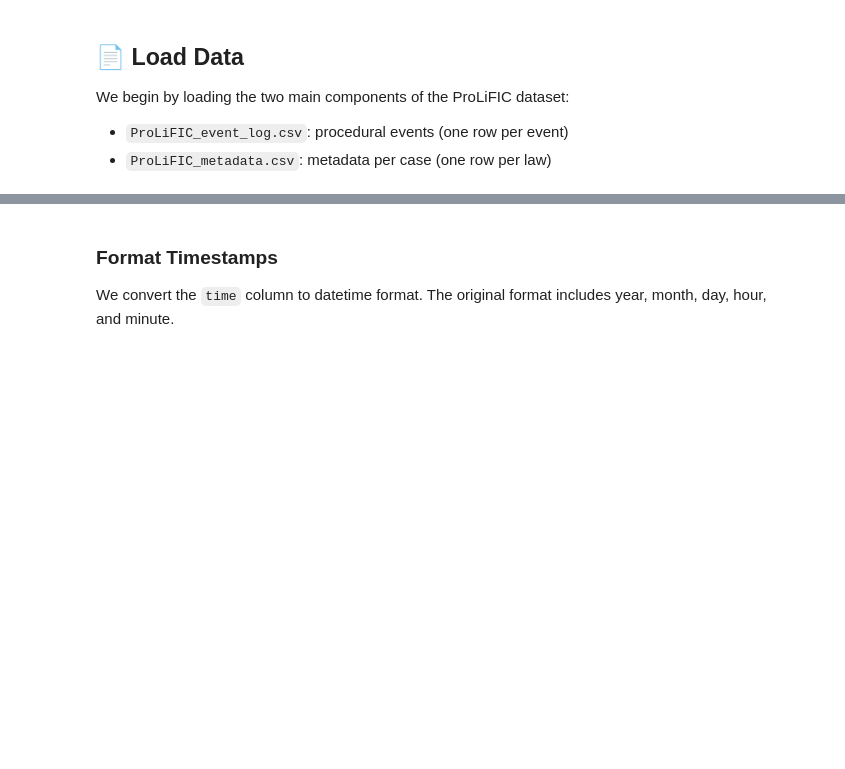
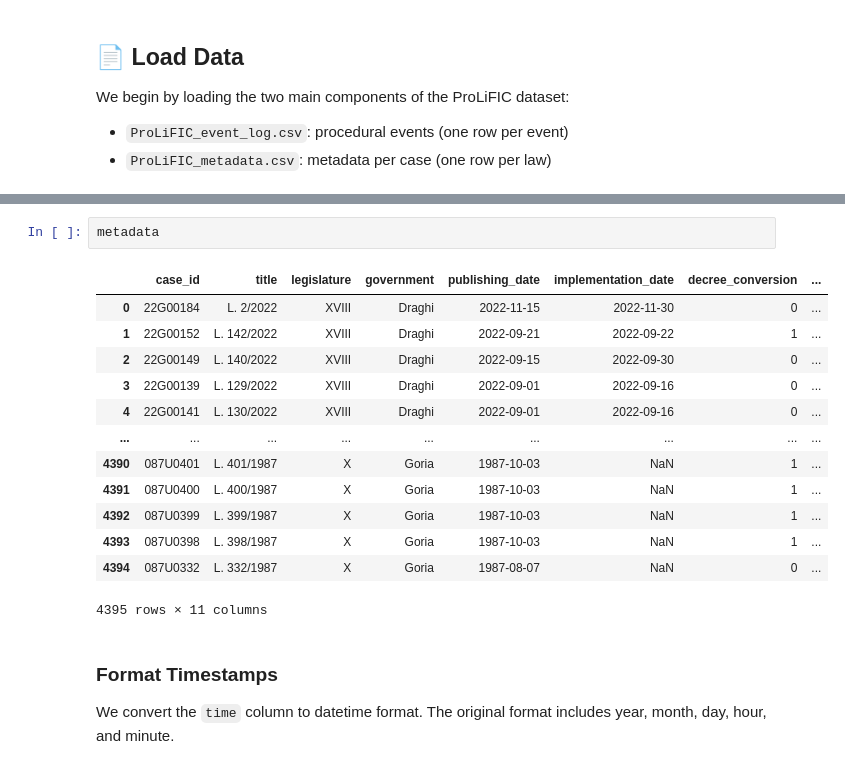
Before and after one commit to matildeec/ProLiFIC, a Jupyter notebook: ProLiFIC_EDA.ipynb, the cells around one changed output, grey strips where cells are left out. Cells and saved outputs as stored; diff of their text form; blank space fills up the shorter version.

```diff
--- a/ProLiFIC_EDA.ipynb
+++ b/ProLiFIC_EDA.ipynb
@@ -52,3 +151,19 @@ metadata = pd.read_csv('data/ProLiFIC_metadata.csv', index_col=False)
+# %%
+metadata
+# %% [output]
+|  | case_id | title | legislature | government | publishing_date | implementation_date | decree_conversion | ... |
+| 0 | 22G00184 | L. 2/2022 | XVIII | Draghi | 2022-11-15 | 2022-11-30 | 0 | ... |
+| 1 | 22G00152 | L. 142/2022 | XVIII | Draghi | 2022-09-21 | 2022-09-22 | 1 | ... |
+| 2 | 22G00149 | L. 140/2022 | XVIII | Draghi | 2022-09-15 | 2022-09-30 | 0 | ... |
+| 3 | 22G00139 | L. 129/2022 | XVIII | Draghi | 2022-09-01 | 2022-09-16 | 0 | ... |
+| 4 | 22G00141 | L. 130/2022 | XVIII | Draghi | 2022-09-01 | 2022-09-16 | 0 | ... |
+| ... | ... | ... | ... | ... | ... | ... | ... | ... |
+| 4390 | 087U0401 | L. 401/1987 | X | Goria | 1987-10-03 | NaN | 1 | ... |
+| 4391 | 087U0400 | L. 400/1987 | X | Goria | 1987-10-03 | NaN | 1 | ... |
+| 4392 | 087U0399 | L. 399/1987 | X | Goria | 1987-10-03 | NaN | 1 | ... |
+| 4393 | 087U0398 | L. 398/1987 | X | Goria | 1987-10-03 | NaN | 1 | ... |
+| 4394 | 087U0332 | L. 332/1987 | X | Goria | 1987-08-07 | NaN | 0 | ... |
+4395 rows × 11 columns
 # %% [markdown]
 ### Format Timestamps
 
```
Also changed, not shown: parts of 7 cells of this notebook.
